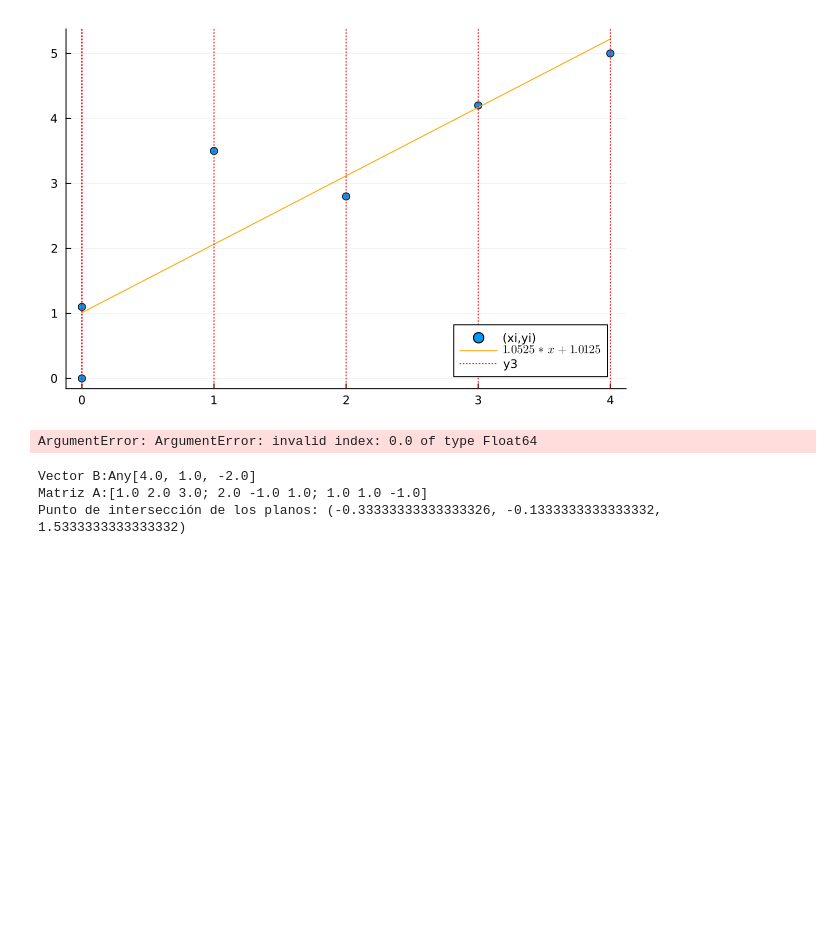
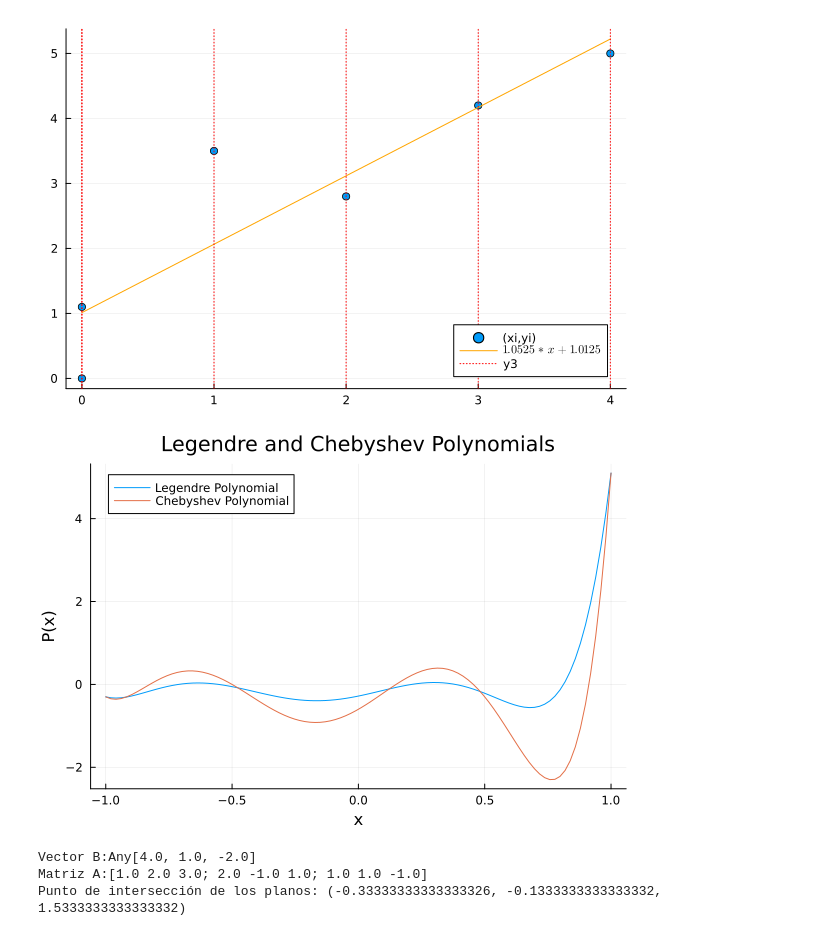
Before and after one commit to abelipe/graficas_eval_3, a Jupyter notebook: Untitled.ipynb, the cells around one changed output. Drawn from its saved outputs; the diff is of its cells as text; code cells hidden in the pictures; blank space fills up the shorter version.

```diff
--- a/Untitled.ipynb
+++ b/Untitled.ipynb
@@ -257,47 +257,40 @@ coef_determinación r2 = 0.8199528127313108
 82.0% de los datos está descrito en el modelo lineal
 [figure]
 # %%
-function legendre(x, n)
-    """
-    Calcula o valor do polinômio de Legendre de qualquer grau utilizando a fórmula de Bonnet:
+using Plots
 
-    (n + 1) P_{n+1}(x) = (2n + 1) x P_n(x) - n P_{n-1}
-
-    ---------------------------------------------------------
-    Params:
-
-    x: (float) Ponto da reta real no qual o polinômio será calculado.
-    n: (int) Grau do polinômio.
-    """
+function legendre_p(n, x)
     if n == 0
-        return 1
+        return ones(length(x))
     elseif n == 1
         return x
     else
-        return ((2n - 1) * x * legendre(x, n - 1) - (n - 1) * legendre(x, n - 2)) / n
+        return ((2n-1) * x .* legendre_p(n-1, x) - (n-1) * legendre_p(n-2, x)) / n
     end
 end
 
-# Arrays auxiliares
-c = x_data1 # Graus dos polinômios a serem calculados
-x = x_data1 # array com os valores de x
-P = zeros((length(x), length(c))) # array com os valores de P_n(x)
-
-# Realizando o cálculo e o plot
-for n in c
-    for i in 1:length(x)
-        P[i, n] = legendre(x[i], n)
+function chebyshev_t(n, x)
+    if n == 0
+        return ones(length(x))
+    elseif n == 1
+        return x
+    else
+        return 2x .* chebyshev_t(n-1, x) - chebyshev_t(n-2, x)
     end
-    plot(x, P[:, n], '-', label = "P_$n(x)")
 end
 
-grid(color = :green)
-xlabel!("x")
-ylabel!("P_n(x)")
-title!("Polinômios de Legendre")
-legend(fancybox = true, shadow = true)
+# Generar x puntos en el intervalo [-1, 1]
+x = range(-1, stop=1, length=100)
+
+y_legendre = sum(coef * legendre_p(Int(idx), x) for (idx, coef) in enumerate(y_data1)) # Polinomio de Legendre se llama a y data
+y_chebyshev = sum(coef * chebyshev_t(Int(idx), x) for (idx, coef) in enumerate(y_data1)) # Polinomio de Chebyshev se llama y data
+
+# Plot para los polinomios (grafica)
+plot(x, y_legendre, label="Legendre Polynomial", xlabel="x", ylabel="P(x)",
+     title="Legendre and Chebyshev Polynomials", grid=true)
+plot!(x, y_chebyshev, label="Chebyshev Polynomial")
 # %% [output]
-ArgumentError: ArgumentError: invalid index: 0.0 of type Float64
+[figure, added]
 # %%
 using LinearAlgebra
 
```
